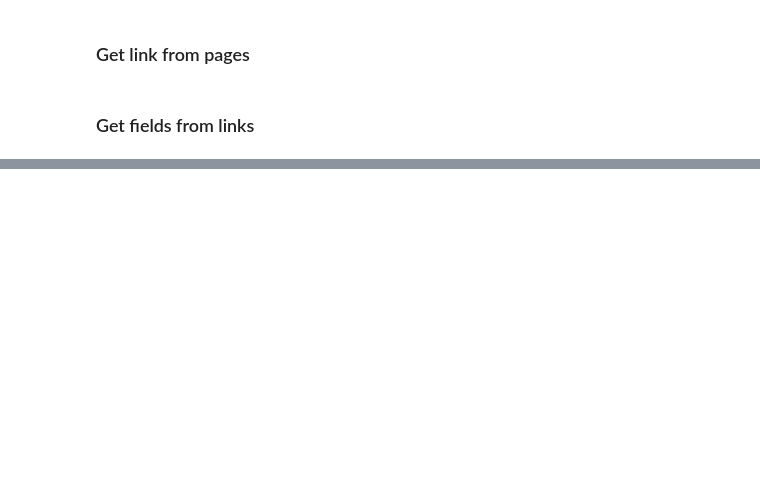
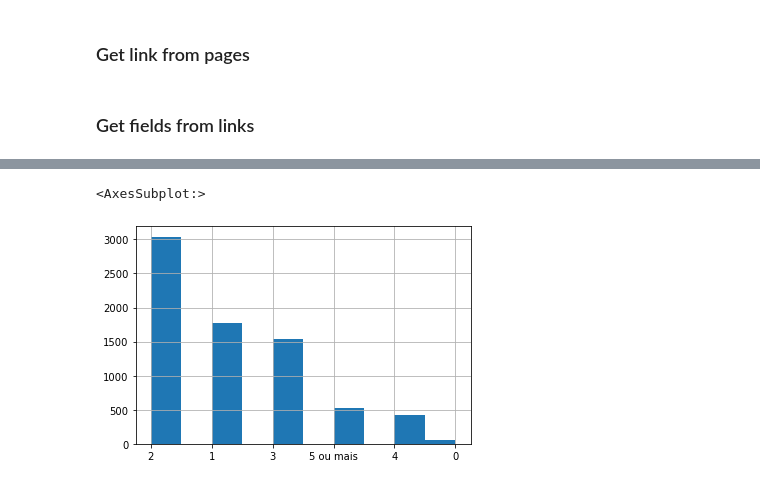
Before and after one commit to arthurcsp/mlStuff, a Jupyter notebook: Projects/OlxHousePricePrediction/Extraction/extraction.ipynb, the cells around one changed output, grey strips where cells are left out. Cells and saved outputs as stored; diff of their text form; code cells hidden in the pictures; blank space fills up the shorter version.

```diff
--- a/Projects/OlxHousePricePrediction/Extraction/extraction.ipynb
+++ b/Projects/OlxHousePricePrediction/Extraction/extraction.ipynb
@@ -28,0 +75,5 @@ for index, row in links.iterrows():
+# %%
+df['Banheiros'].hist()
+# %% [output]
+<AxesSubplot:>
+[figure, added]
```
Also changed, not shown: parts of 8 cells of this notebook, 6 other files.
